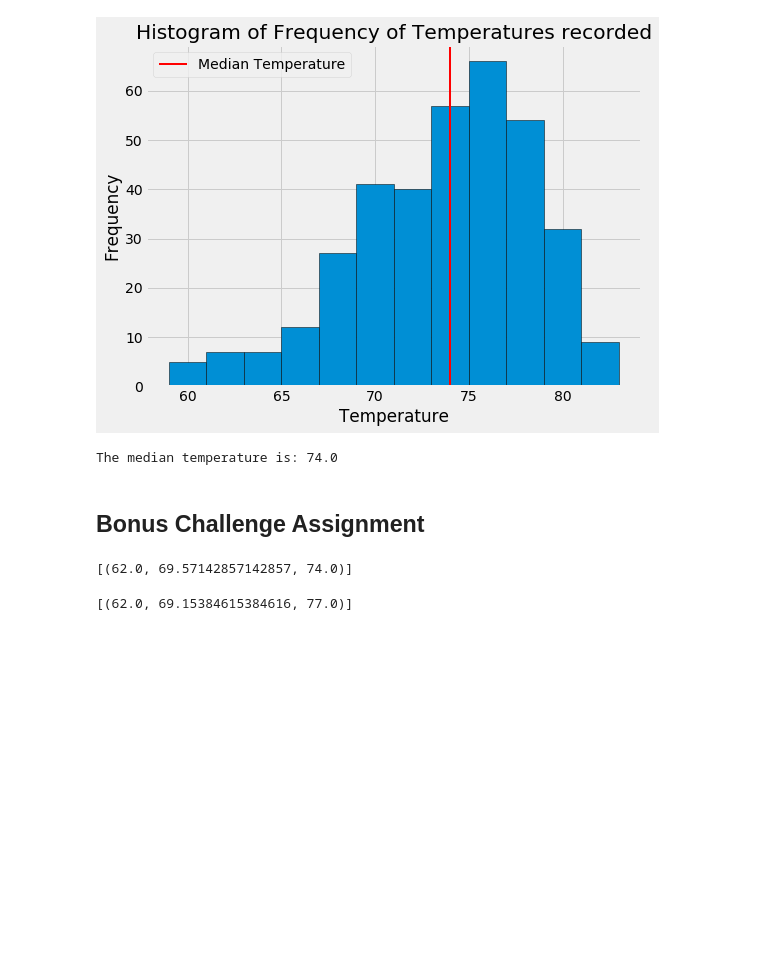
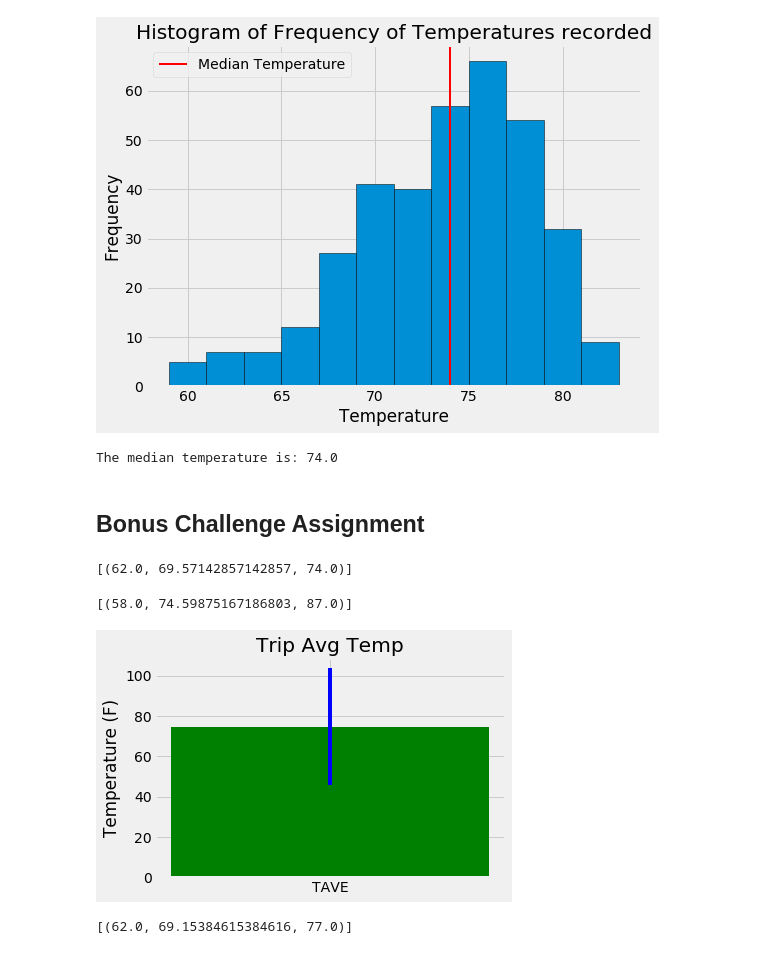
Before and after one commit to paulfhardy/sqlalchemy-challenge, a Jupyter notebook: climate_starter.ipynb, the cells around one changed output. Saved outputs shown, nothing was run; the diff lists cells and outputs as text; code cells hidden in the pictures; blank space fills up the shorter version.

```diff
--- a/climate_starter.ipynb
+++ b/climate_starter.ipynb
@@ -395,11 +395,32 @@ print(calc_temps('2012-02-28', '2012-03-05'))
 # %%
 # Use your previous function `calc_temps` to calculate the tmin, tavg, and tmax
 # for your trip using the previous year's data for those same dates.
+
+print(calc_temps('2016-08-18', '2017-08-18'))
+# %% [output]
+[(58.0, 74.59875167186803, 87.0)]
 # %%
 # Plot the results from your previous query as a bar chart.
 # Use "Trip Avg Temp" as your Title
 # Use the average temperature for the y value
 # Use the peak-to-peak (tmax-tmin) value as the y error bar (yerr)
+
+
+x = np.arange(0, 1, 1)
+y = 74.6
+yerr = 87 - 58
+
+fig, ax = plt.subplots()
+ax.bar("TAVE", y ,color='g', width=10)
+
+ax.errorbar(x, y, yerr=yerr, color = 'b')
+plt.title("Trip Avg Temp")
+plt.ylabel("Temperature (F)")
+
+plt.tight_layout()
+plt.show()
+# %% [output]
+[figure, added]
 # %%
 # Calculate the total amount of rainfall per weather station for your trip dates using the previous year's matching dates.
 # Sort this in descending order by precipitation amount and list the station, name, latitude, longitude, and elevation
```
Also changed, not shown: 1 other file.
